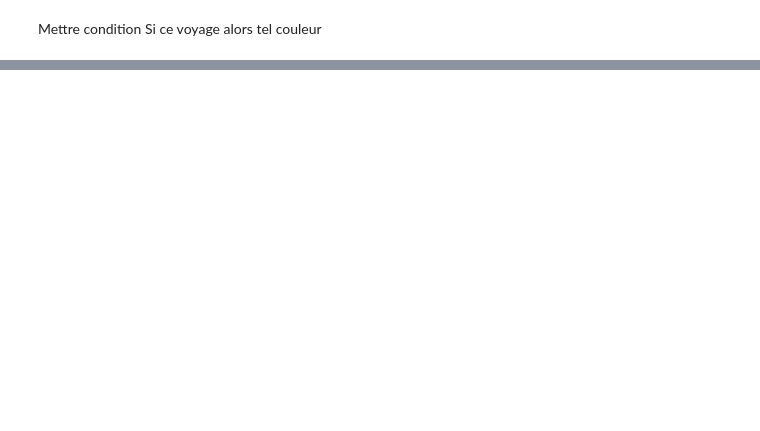
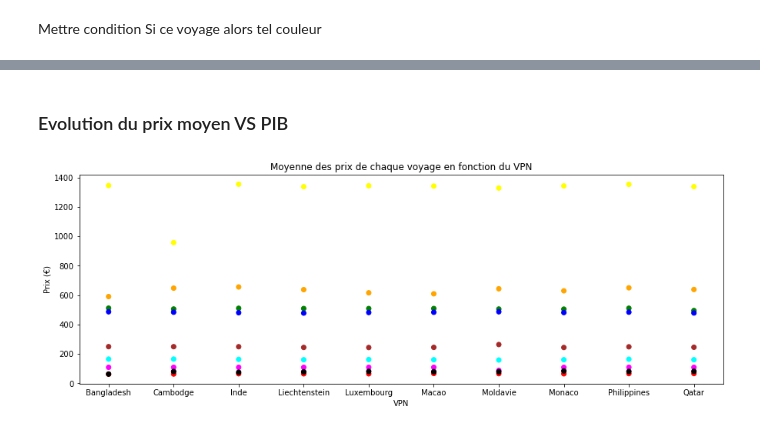
Before and after one commit to bebeyoul/Plane_ticket_price, a Jupyter notebook: analyse_de_donnees.ipynb, the cells around one changed output, grey strips where cells are left out. Cells and saved outputs as stored; diff of their text form; code cells hidden in the pictures; blank space fills up the shorter version.

```diff
--- a/analyse_de_donnees.ipynb
+++ b/analyse_de_donnees.ipynb
@@ -161,0 +155,3 @@ array([' Espagne to Espagne', ' Italie to Afrique du sud',
+# %%
+df_sorted_by_trip_and_PIB = df.groupby(by=["VPN",'Depart', 'Arrivé', "Depart_Arrive","PIB par habitant ($)"]).mean("Prix").reset_index()
+df_sorted_by_trip_and_PIB
@@ -261,0 +282,22 @@ No artists with labels found to put in legend.  Note that artists whose label st
+# %% [markdown]
+### Evolution du prix moyen VS PIB
+# %%
+import matplotlib.pyplot as plt
+import numpy as np
+
+# Créer un objet Figure et un sous-ensemble d'objets Axes
+fig, ax = plt.subplots(figsize=(15, 5))
+
+# Tracer le nuage de points en utilisant la séquence de couleurs
+list = df_sorted_by_trip_and_PIB["Depart_Arrive"].apply(color)
+scatter = ax.scatter(df_sorted_by_trip_and_PIB["VPN"], df_sorted_by_trip_and_PIB["Prix"], c=list)
+
+# Ajouter un titre et des étiquettes aux axes
+ax.set_title("Moyenne des prix de chaque voyage en fonction du VPN")
+ax.set_xlabel('VPN')
+ax.set_ylabel('Prix (€)')
+
+# Afficher le graphique
+plt.show()
+# %% [output]
+[figure, added]
```
Also changed, not shown: parts of 14 cells of this notebook, 2 other files.
